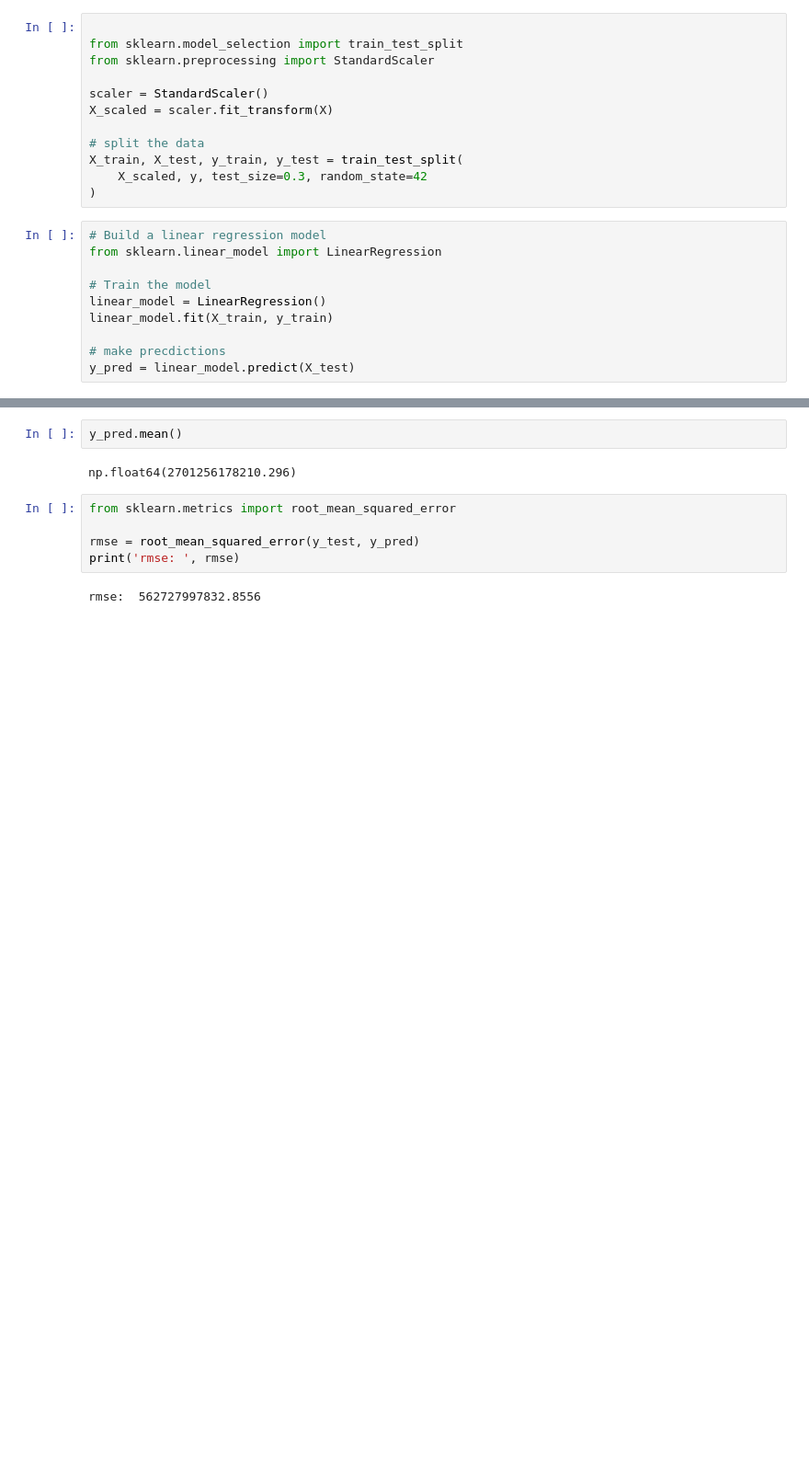
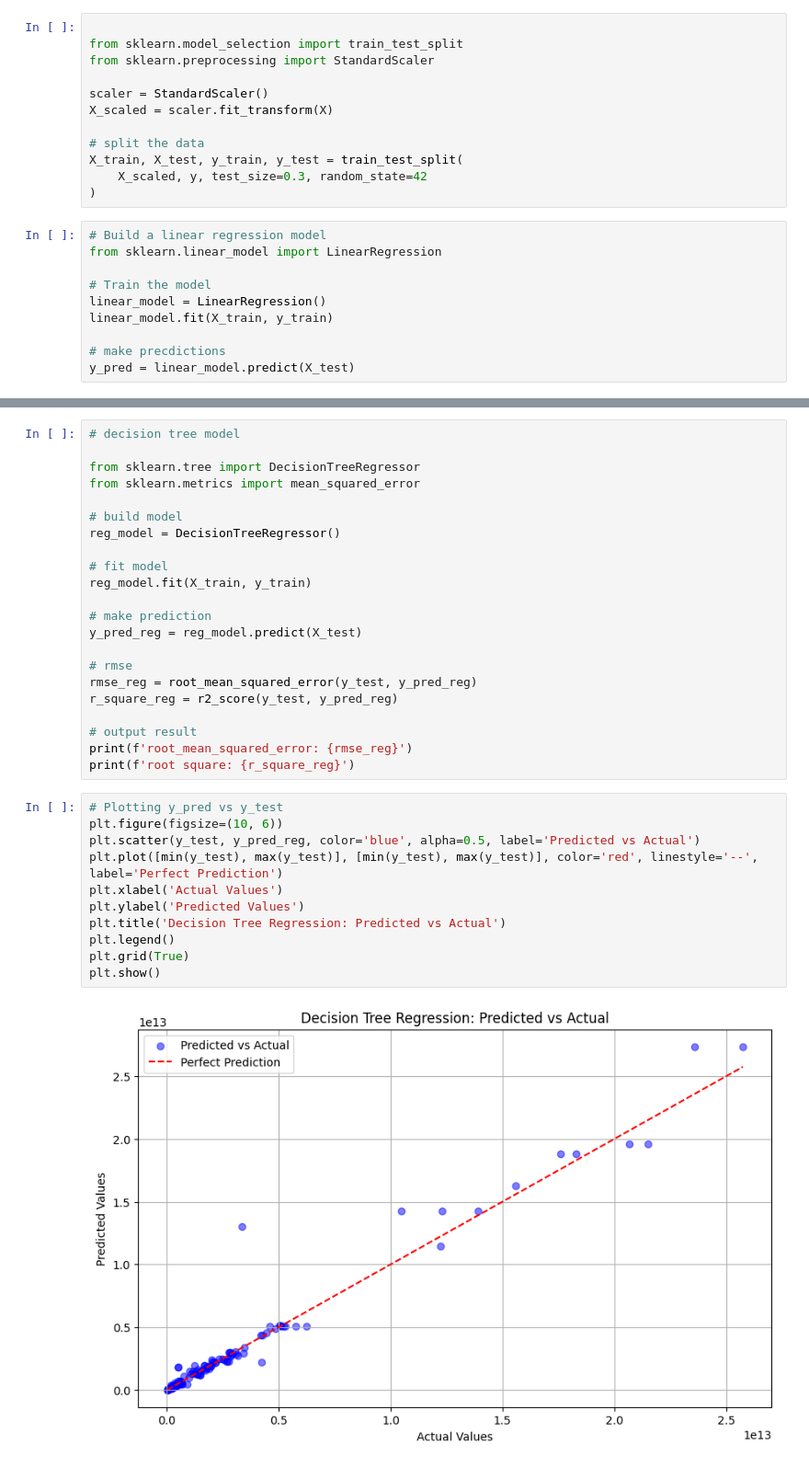
Before and after one commit to koto253/Data_Science_Portfolio, a Jupyter notebook: modeling.ipynb, the cells around one changed output, grey strips where cells are left out. Shown: that part at 92% size. Cells and saved outputs as stored; diff of their text form; blank space fills up the shorter version.

Commit message:
chore: Update model file

```diff
--- a/modeling.ipynb
+++ b/modeling.ipynb
@@ -62,12 +65,36 @@ print('r_square: ', r_square)
 r_square:  0.9862155739398759
-# %%
-y_pred.mean()
-# %% [output]
-np.float64(2701256178210.296)
-# %%
-from sklearn.metrics import root_mean_squared_error
-
-rmse = root_mean_squared_error(y_test, y_pred)
-print('rmse: ', rmse)
-# %% [output]
-rmse:  562727997832.8556
+# %%
+# decision tree model
+
+from sklearn.tree import DecisionTreeRegressor
+from sklearn.metrics import mean_squared_error
+
+# build model
+reg_model = DecisionTreeRegressor()
+
+# fit model
+reg_model.fit(X_train, y_train)
+
+# make prediction
+y_pred_reg = reg_model.predict(X_test)
+
+# rmse
+rmse_reg = root_mean_squared_error(y_test, y_pred_reg)
+r_square_reg = r2_score(y_test, y_pred_reg)
+
+# output result
+print(f'root_mean_squared_error: {rmse_reg}')
+print(f'root square: {r_square_reg}')
+# %%
+# Plotting y_pred vs y_test
+plt.figure(figsize=(10, 6))
+plt.scatter(y_test, y_pred_reg, color='blue', alpha=0.5, label='Predicted vs Actual')
+plt.plot([min(y_test), max(y_test)], [min(y_test), max(y_test)], color='red', linestyle='--', label='Perfect Prediction')
+plt.xlabel('Actual Values')
+plt.ylabel('Predicted Values')
+plt.title('Decision Tree Regression: Predicted vs Actual')
+plt.legend()
+plt.grid(True)
+plt.show()
+# %% [output]
+[figure, added]
```
Also changed, not shown: parts of 6 cells of this notebook.
